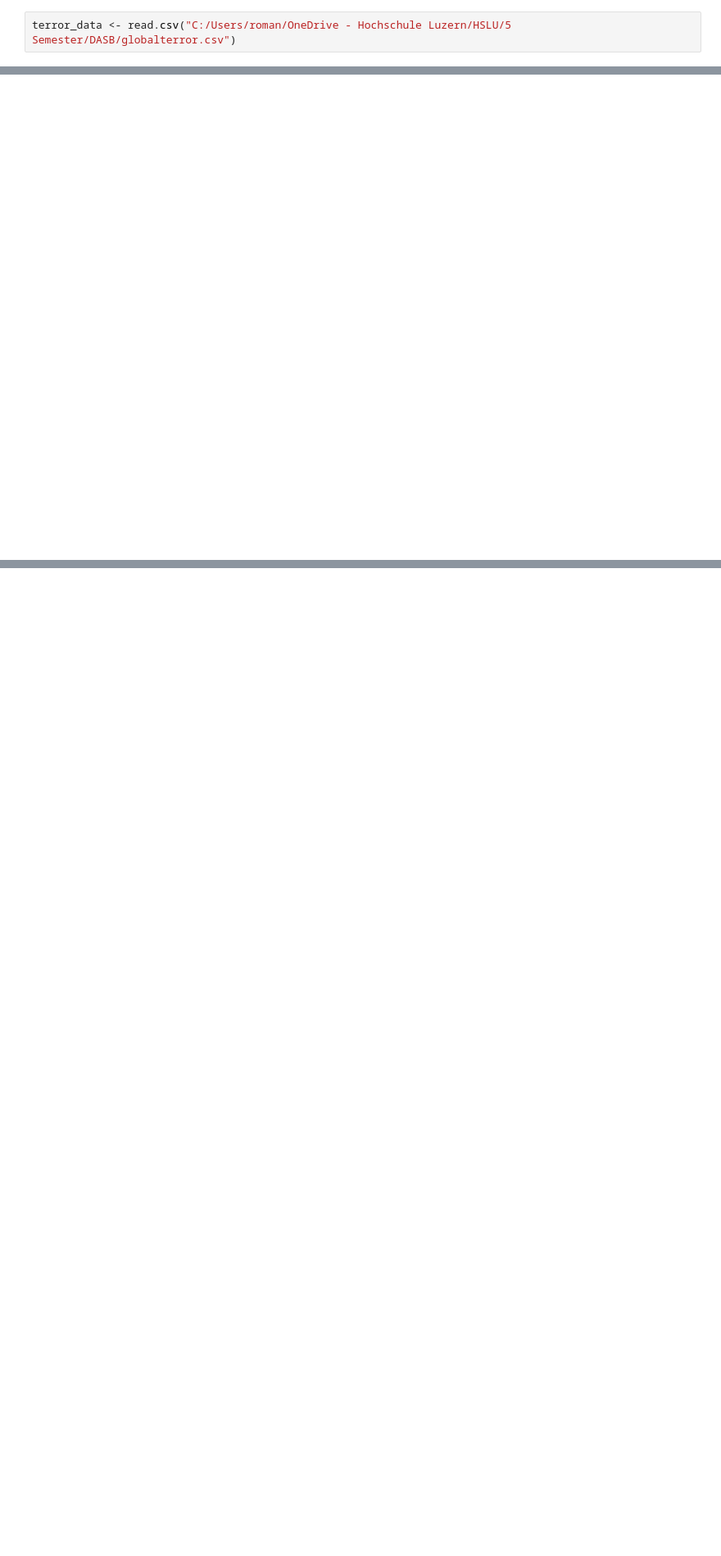
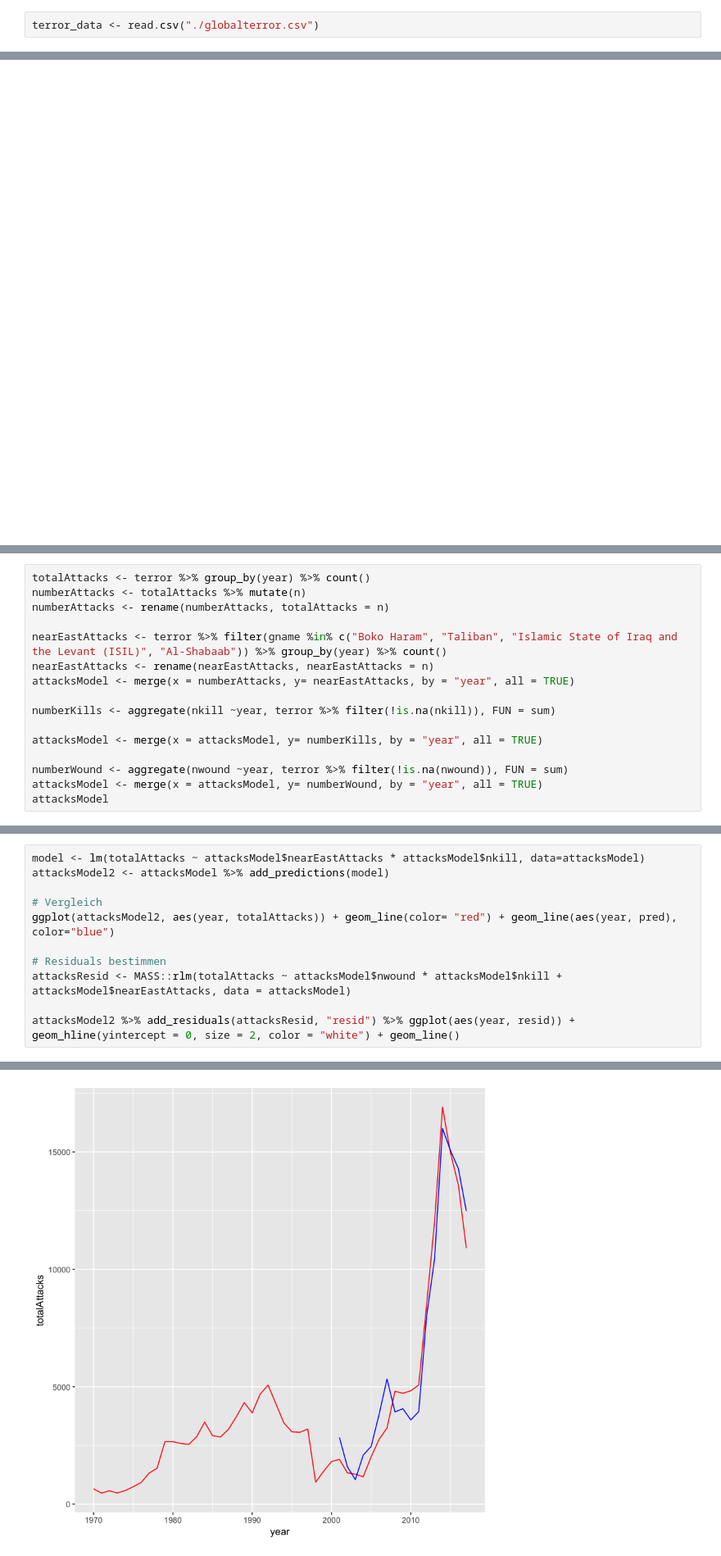
Before and after one commit to PascaI/dasb-terrorism, a Jupyter notebook: Terrorism.ipynb, the cells around one changed output, grey strips where cells are left out. Shown: that part at 82% size. Drawn from its saved outputs; the diff is of its cells as text; blank space fills up the shorter version.

Commit message:
Add model

```diff
--- a/Terrorism.ipynb
+++ b/Terrorism.ipynb
@@ -11,7 +11,7 @@ The following object is masked from 'package:base':
 
     date
 # %%
-terror_data <- read.csv("C:/Users/roman/OneDrive - Hochschule Luzern/HSLU/5 Semester/DASB/globalterror.csv")
+terror_data <- read.csv("./globalterror.csv")
 # %%
 head(terror_data)
 # %% [output]
@@ -206,0 +209,16 @@ Traceback:
+# %%
+totalAttacks <- terror %>% group_by(year) %>% count()
+numberAttacks <- totalAttacks %>% mutate(n)
+numberAttacks <- rename(numberAttacks, totalAttacks = n)
+
+nearEastAttacks <- terror %>% filter(gname %in% c("Boko Haram", "Taliban", "Islamic State of Iraq and the Levant (ISIL)", "Al-Shabaab")) %>% group_by(year) %>% count()
+nearEastAttacks <- rename(nearEastAttacks, nearEastAttacks = n)
+attacksModel <- merge(x = numberAttacks, y= nearEastAttacks, by = "year", all = TRUE)
+
+numberKills <- aggregate(nkill ~year, terror %>% filter(!is.na(nkill)), FUN = sum)
+
+attacksModel <- merge(x = attacksModel, y= numberKills, by = "year", all = TRUE)
+
+numberWound <- aggregate(nwound ~year, terror %>% filter(!is.na(nwound)), FUN = sum)
+attacksModel <- merge(x = attacksModel, y= numberWound, by = "year", all = TRUE)
+attacksModel
@@ -206,0 +245,12 @@ Traceback:
+# %%
+model <- lm(totalAttacks ~ attacksModel$nearEastAttacks * attacksModel$nkill, data=attacksModel)
+attacksModel2 <- attacksModel %>% add_predictions(model)
+
+# Vergleich
+ggplot(attacksModel2, aes(year, totalAttacks)) + geom_line(color= "red") + geom_line(aes(year, pred), color="blue")
+
+# Residuals bestimmen
+attacksResid <- MASS::rlm(totalAttacks ~ attacksModel$nwound * attacksModel$nkill + attacksModel$nearEastAttacks, data = attacksModel)
+
+attacksModel2 %>% add_residuals(attacksResid, "resid") %>% ggplot(aes(year, resid)) + geom_hline(yintercept = 0, size = 2, color = "white") + geom_line()
+# %% [output]
@@ -206,0 +260 @@ Traceback:
+[figure, added]
```
Also changed, not shown: parts of 6 cells of this notebook.
